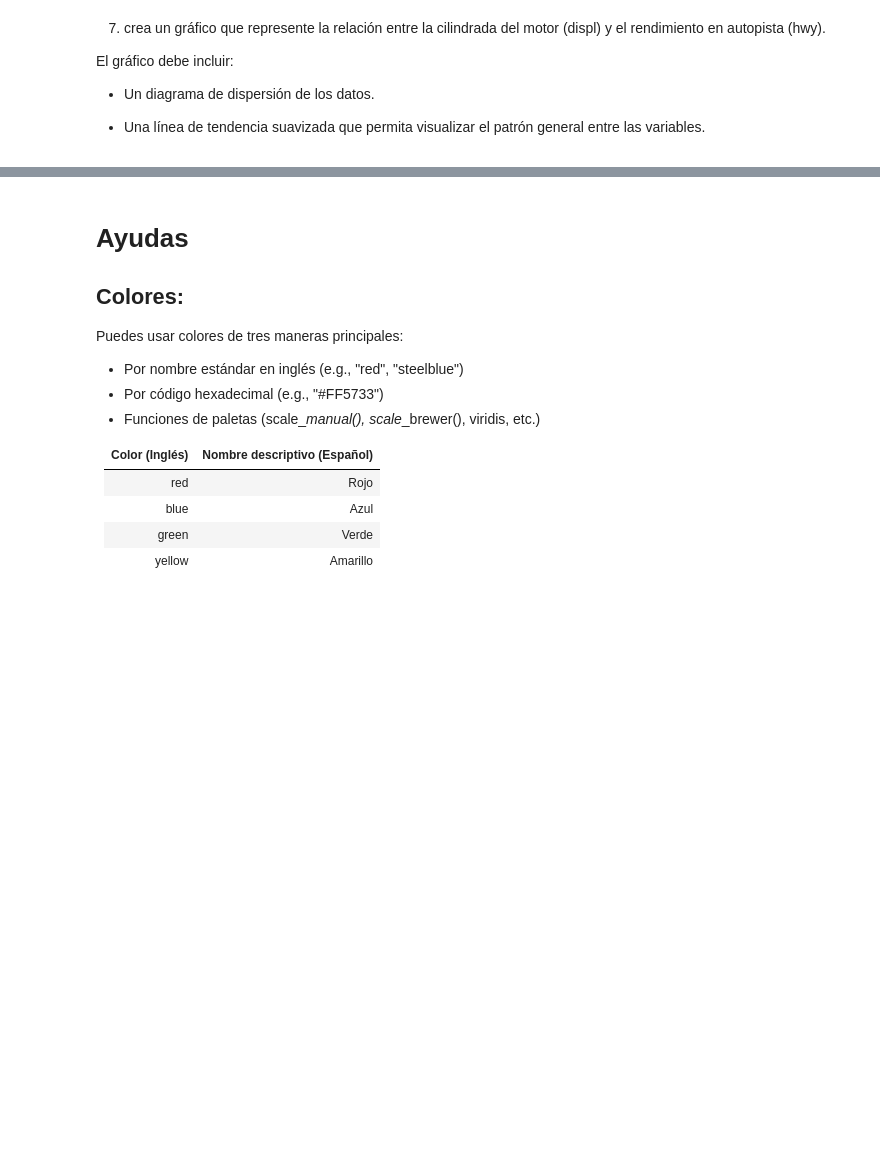
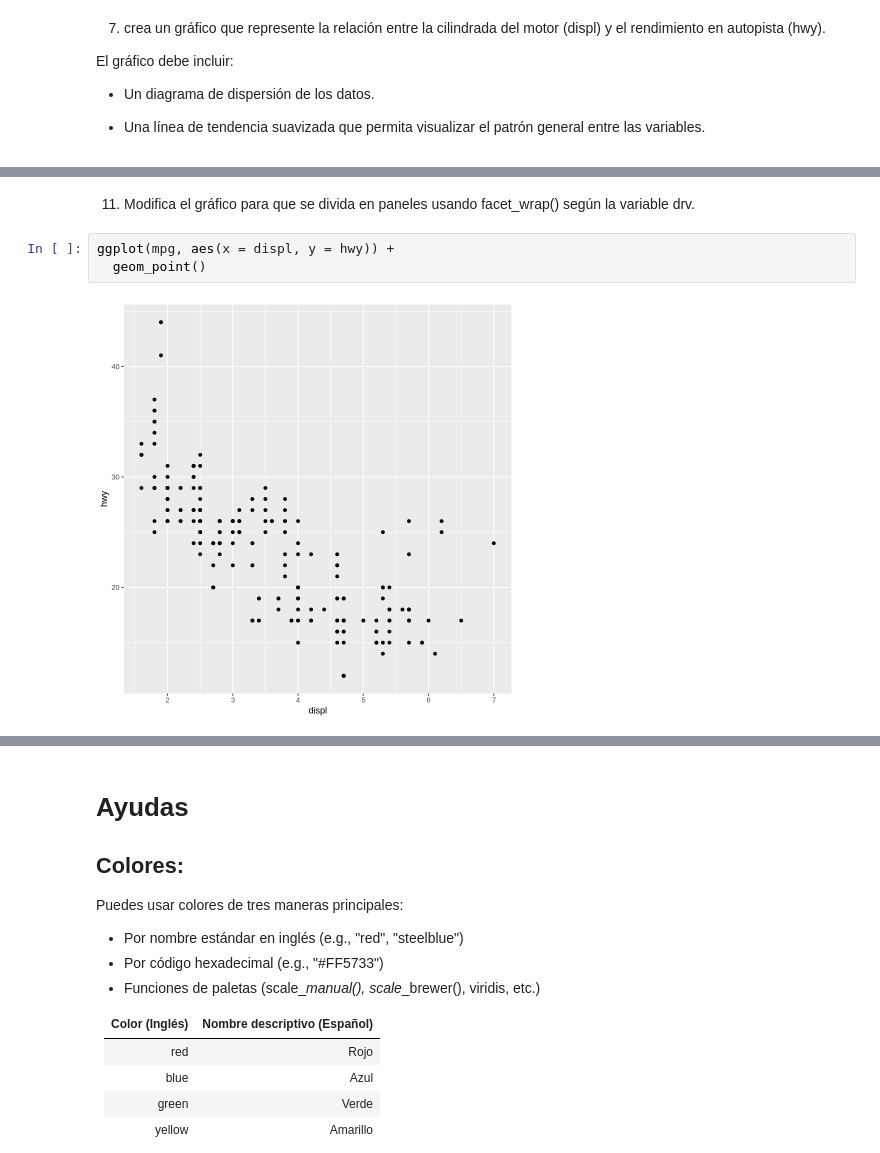
Before and after one commit to ednavivianasegura/ERAP_Curso_R, a Jupyter notebook: ERAP_R_Course_moduloIII.ipynb, the cells around one changed output, grey strips where cells are left out. Saved outputs shown, nothing was run; the diff lists cells and outputs as text; blank space fills up the shorter version.

```diff
--- a/ERAP_R_Course_moduloIII.ipynb
+++ b/ERAP_R_Course_moduloIII.ipynb
@@ -674,0 +694,7 @@ El gráfico debe incluir:
+# %% [markdown]
+11. Modifica el gráfico para que se divida en paneles usando facet_wrap() según la variable drv.
+# %%
+ggplot(mpg, aes(x = displ, y = hwy)) +
+  geom_point()
+# %% [output]
+[figure, added]
```
Also changed, not shown: parts of 8 cells of this notebook.
